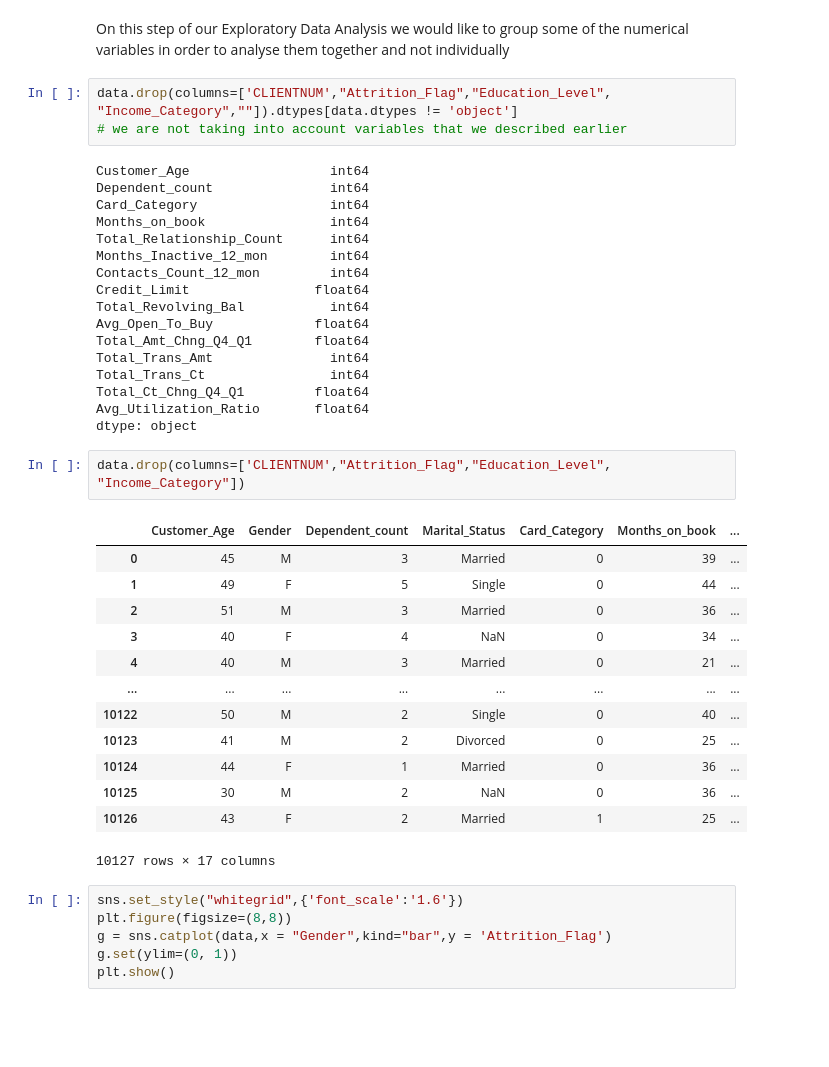
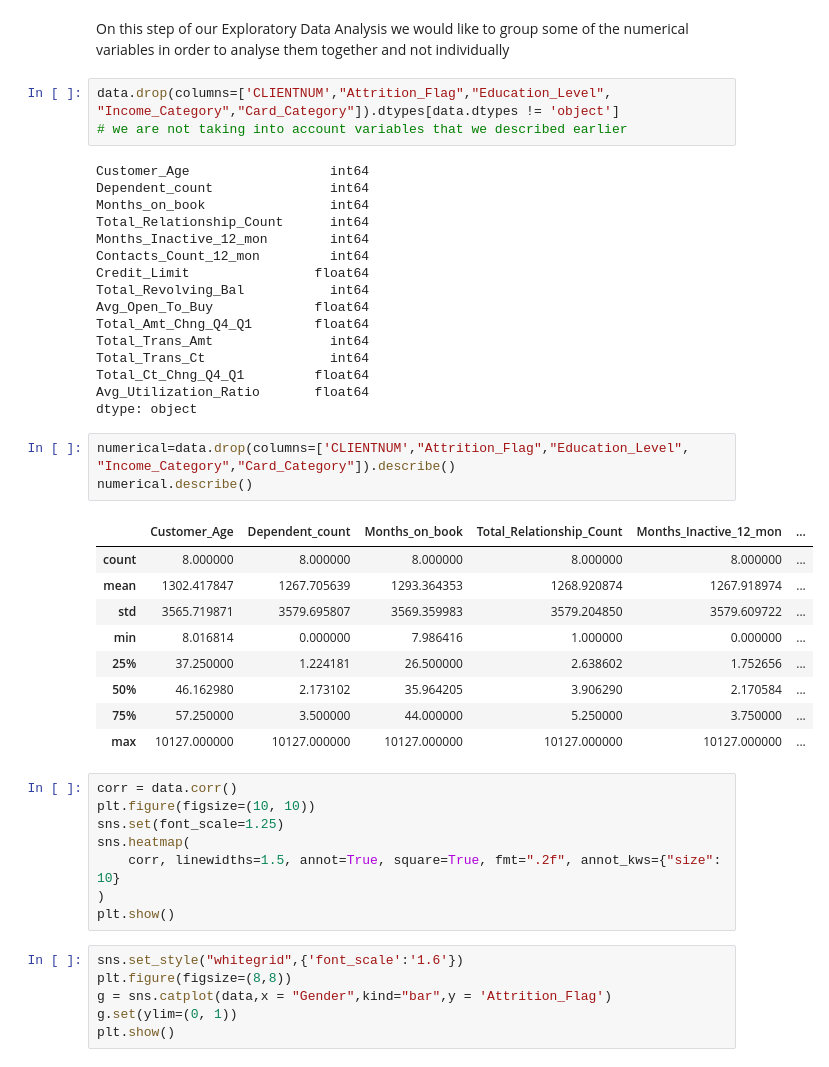
Before and after one commit to kasiadybcio/Credit_card, a Jupyter notebook: eda.ipynb, the cells around one changed output. Cells and saved outputs as stored; diff of their text form; blank space fills up the shorter version.

```diff
--- a/eda.ipynb
+++ b/eda.ipynb
@@ -363,12 +363,11 @@ In our dataset there's a slight imbalance in gender distribution, with a 3% high
 On this step of our Exploratory Data Analysis
 we would like to group some of the numerical variables in order to analyse them together and not individually
 # %%
-data.drop(columns=['CLIENTNUM',"Attrition_Flag","Education_Level", "Income_Category",""]).dtypes[data.dtypes != 'object']
+data.drop(columns=['CLIENTNUM',"Attrition_Flag","Education_Level", "Income_Category","Card_Category"]).dtypes[data.dtypes != 'object']
 # we are not taking into account variables that we described earlier
 # %% [output]
 Customer_Age                  int64
 Dependent_count               int64
-Card_Category                 int64
 Months_on_book                int64
 Total_Relationship_Count      int64
 Months_Inactive_12_mon        int64
@@ -383,21 +382,26 @@ Total_Ct_Chng_Q4_Q1         float64
 Avg_Utilization_Ratio       float64
 dtype: object
 # %%
-data.drop(columns=['CLIENTNUM',"Attrition_Flag","Education_Level", "Income_Category"])
+numerical=data.drop(columns=['CLIENTNUM',"Attrition_Flag","Education_Level", "Income_Category","Card_Category"]).describe()
+numerical.describe()
 # %% [output]
-|  | Customer_Age | Gender | Dependent_count | Marital_Status | Card_Category | Months_on_book | ... |
-| 0 | 45 | M | 3 | Married | 0 | 39 | ... |
-| 1 | 49 | F | 5 | Single | 0 | 44 | ... |
-| 2 | 51 | M | 3 | Married | 0 | 36 | ... |
-| 3 | 40 | F | 4 | NaN | 0 | 34 | ... |
-| 4 | 40 | M | 3 | Married | 0 | 21 | ... |
-| ... | ... | ... | ... | ... | ... | ... | ... |
-| 10122 | 50 | M | 2 | Single | 0 | 40 | ... |
-| 10123 | 41 | M | 2 | Divorced | 0 | 25 | ... |
-| 10124 | 44 | F | 1 | Married | 0 | 36 | ... |
-| 10125 | 30 | M | 2 | NaN | 0 | 36 | ... |
-| 10126 | 43 | F | 2 | Married | 1 | 25 | ... |
+|  | Customer_Age | Dependent_count | Months_on_book | Total_Relationship_Count | Months_Inactive_12_mon | ... |
+| count | 8.000000 | 8.000000 | 8.000000 | 8.000000 | 8.000000 | ... |
+| mean | 1302.417847 | 1267.705639 | 1293.364353 | 1268.920874 | 1267.918974 | ... |
+| std | 3565.719871 | 3579.695807 | 3569.359983 | 3579.204850 | 3579.609722 | ... |
+| min | 8.016814 | 0.000000 | 7.986416 | 1.000000 | 0.000000 | ... |
+| 25% | 37.250000 | 1.224181 | 26.500000 | 2.638602 | 1.752656 | ... |
+| 50% | 46.162980 | 2.173102 | 35.964205 | 3.906290 | 2.170584 | ... |
+| 75% | 57.250000 | 3.500000 | 44.000000 | 5.250000 | 3.750000 | ... |
+| max | 10127.000000 | 10127.000000 | 10127.000000 | 10127.000000 | 10127.000000 | ... |
-10127 rows × 17 columns
+# %%
+corr = data.corr()
+plt.figure(figsize=(10, 10))
+sns.set(font_scale=1.25)
+sns.heatmap(
+    corr, linewidths=1.5, annot=True, square=True, fmt=".2f", annot_kws={"size": 10}
+)
+plt.show()
 # %%
 sns.set_style("whitegrid",{'font_scale':'1.6'})
 plt.figure(figsize=(8,8))
```
